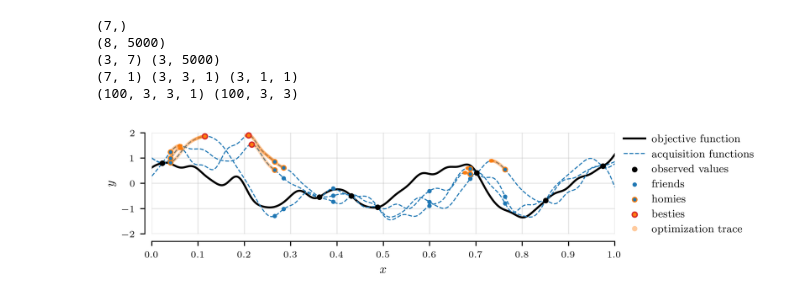
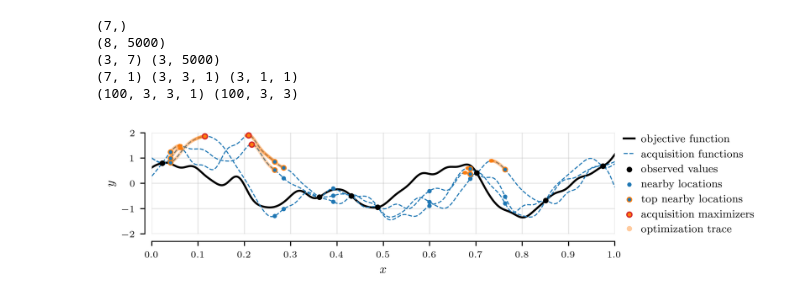
Before and after one commit to cambridge-mlg/sgd-gp, a Jupyter notebook: scalable_gps/notebooks/thompson_demo_plot.ipynb, the cells around one changed output. Cells and saved outputs as stored; diff of their text form; code cells hidden in the pictures.

Commit message:
thompson 1D plot fine tuning

```diff
--- a/scalable_gps/notebooks/thompson_demo_plot.ipynb
+++ b/scalable_gps/notebooks/thompson_demo_plot.ipynb
@@ -165,35 +162,35 @@ y_plot = L_plot @ state.true_w
 
 fig = plt.figure(dpi=400, figsize=[text_width, 0.2 * text_height])
 ax = fig.add_subplot(111)
 ax.grid(alpha=0.3, zorder=0)
 ax.spines[['top', 'right']].set_visible(False)
 ax.spines['bottom'].set_position(('axes', -0.075))
 ax.spines['left'].set_position(('axes', -0.015))
 
 ax.set_xlabel(r"$x$")
 ax.set_ylabel(r"$y$")
 
 ax.set_xlim(config.thompson.minval, config.thompson.maxval)
 ax.set_xticks(np.arange(0, 1.1, 0.1))
 ax.set_ylim(-2, 2)
 
 h1 = ax.plot(x_plot, y_plot, color='k', label='objective function')
 h2 = ax.scatter(state.ds.x, state.ds.y, color='k', marker='o', s=10, zorder=3, label='observed values')
 h3 = ax.plot(x_plot, acquisition_fn(x_plot[None, :].repeat(config.thompson.n_samples, axis=0)).T, color='tab:blue', linestyle='--', linewidth=0.8, label='acquisition functions')
-h4 = ax.scatter(x_friends.repeat(config.thompson.n_samples, axis=0), y_friends.T.ravel(), color='tab:blue', marker='o', s=5, zorder=3, alpha=1, label='friends')
-h5 = ax.scatter(x_homies, acquisition_fn(x_homies), color='tab:blue', edgecolors='tab:orange', linewidth=0.8, linestyle='-', marker='o', s=12, zorder=3, alpha=1, label='homies')
+h4 = ax.scatter(x_friends.repeat(config.thompson.n_samples, axis=0), y_friends.T.ravel(), color='tab:blue', marker='o', s=5, zorder=3, alpha=1, label='nearby locations')
+h5 = ax.scatter(x_homies, acquisition_fn(x_homies), color='tab:blue', edgecolors='tab:orange', linewidth=0.8, linestyle='-', marker='o', s=12, zorder=3, alpha=1, label='top nearby locations')
 for i in range(config.thompson.optim_iters):
     x = trace[0][i]
     y = trace[1][i]
     ax.scatter(x, y, color='tab:orange', marker='o', edgecolors='none', s=7, zorder=2, alpha=0.1)
-h7 = ax.scatter(x_besties, acquisition_fn(x_besties), color='tab:orange', edgecolors='tab:red', linewidth=1, marker='o', s=14, zorder=4, label='besties', clip_on=False)
+h7 = ax.scatter(x_besties, acquisition_fn(x_besties), color='tab:orange', edgecolors='tab:red', linewidth=1, marker='o', s=14, zorder=4, label='acquisition maximizers', clip_on=False)
 
 h6 = Line2D([], [], color='tab:orange', linestyle='None', marker='o', markeredgecolor='none', markersize=4, alpha=0.4, label='optimization trace')
 empty = Patch(edgecolor='none', facecolor='none', alpha=0.5)
-fig.legend(handles=[h1[0], h3[0], h2, h4, h5, h7, h6], ncols=1, loc='center', bbox_to_anchor=(1.1, 0.61), fontsize=8, frameon=False, handletextpad=0.6)
+fig.legend(handles=[h1[0], h3[0], h2, h4, h5, h7, h6], ncols=1, loc='center', bbox_to_anchor=(1.1, 0.61), handlelength=1, fontsize=8, frameon=False, handletextpad=0.6)
 
 fig.tight_layout(w_pad=0.5, h_pad=0.2)
 fig.savefig("../../figures/thompson_1D.png", bbox_inches='tight', pad_inches=0.01)
 fig.savefig("../../figures/thompson_1D.pdf", bbox_inches='tight', pad_inches=0.01)
 # %% [output]
-[figure, old version]
+[figure, new version]
```
Also changed, not shown: parts of 1 cell of this notebook.
